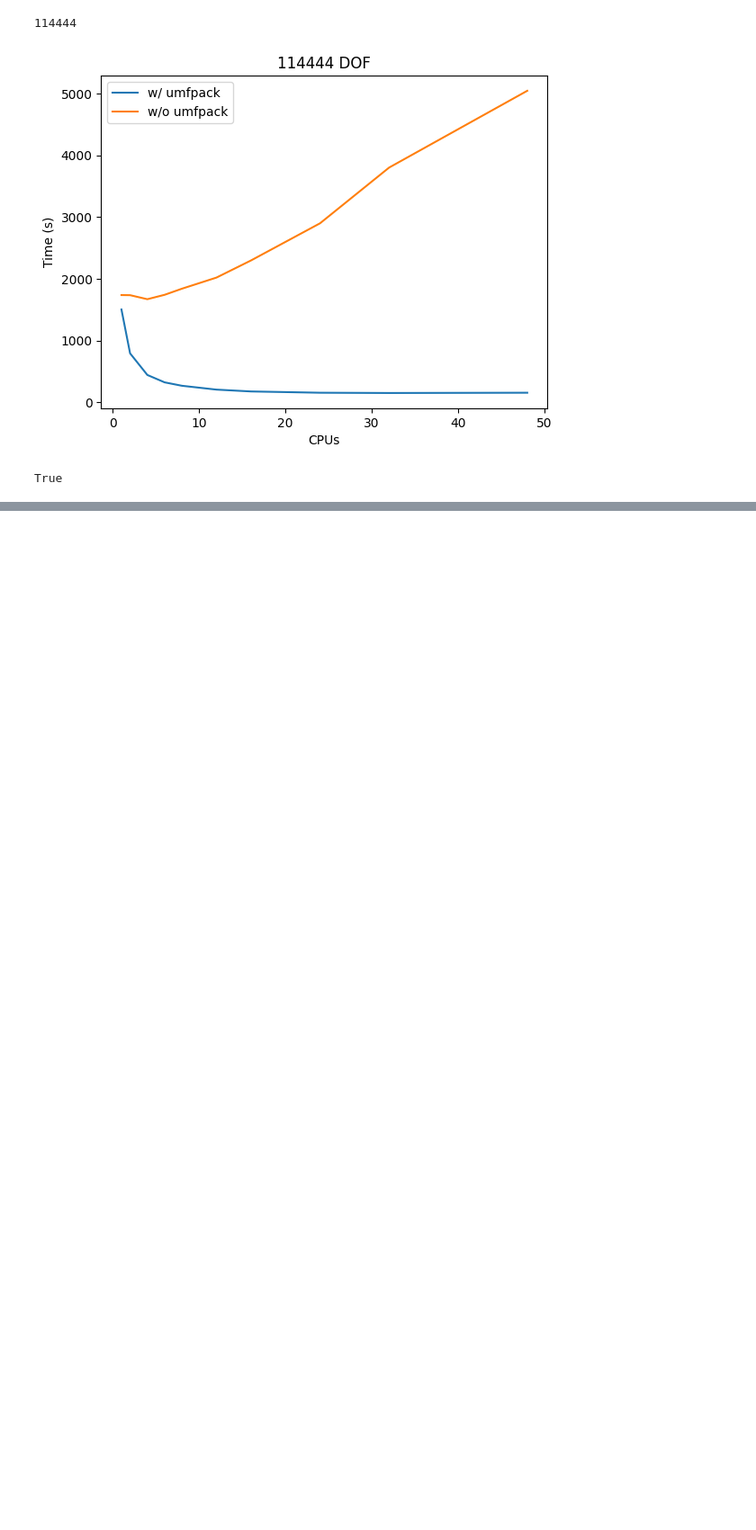
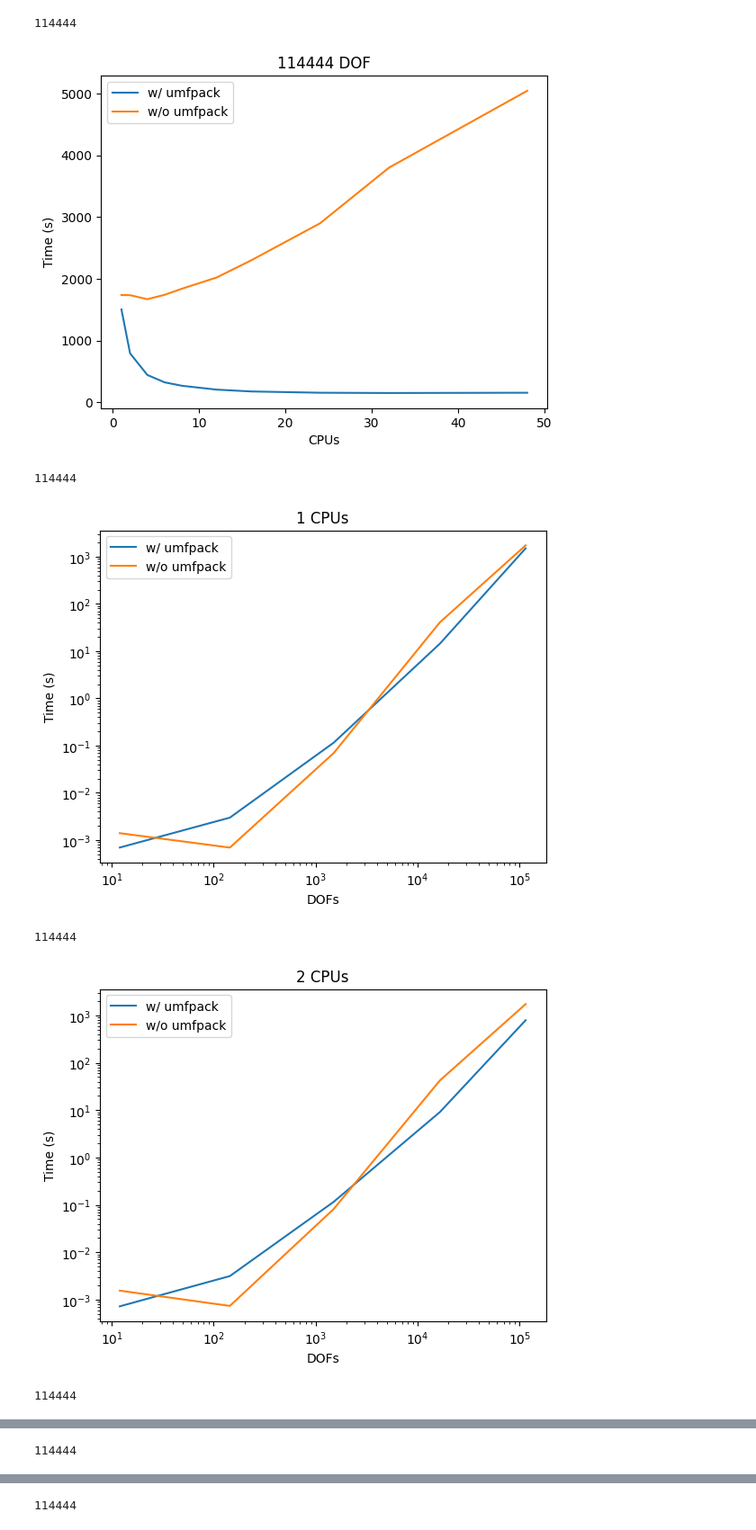
Before and after one commit to arnaudduval/yeti, a Jupyter notebook: examples/bench_solver/analyse_time.ipynb, the cells around one changed output, grey strips where cells are left out. Shown at 90% size. Drawn from its saved outputs; the diff is of its cells as text; code cells hidden in the pictures; blank space fills up the shorter version.

```diff
--- a/examples/bench_solver/analyse_time.ipynb
+++ b/examples/bench_solver/analyse_time.ipynb
@@ -69,28 +69,33 @@ for pb_size in ndof_vals:
 # %%
 # Temps de calcul en fonction de la taille du pb
 # Avec UMF Pack
 # 1 tracé pour chaque valeurs de nb cpus
 
 for ncpus in cpu_vals:
     print(pb_size)
     # Création d'un nouvelle figure
     with_umf = []
     without_umf = []
     for pb_size in ndof_vals:
         for calcul in calculs:
             if calcul['ndof'] == pb_size and calcul['ncpus'] == ncpus:
                 if calcul['use_umf']:
                     with_umf.append(calcul['solve'])
                 else:
                     without_umf.append(calcul['solve'])
 
     plt.plot(ndof_vals, with_umf, label='w/ umfpack')
     plt.plot(ndof_vals, without_umf, label='w/o umfpack')
     plt.title(str(ncpus)+ ' CPUs')
     plt.xlabel('DOFs')
     plt.ylabel('Time (s)')
-    # plt.xscale('log')
+    plt.xscale('log')
+    plt.yscale('log')
     plt.legend()
     plt.show()
 # %% [output]
-True
+114444
+[figure, added]
+114444
+[figure, added]
+114444
@@ -96,0 +103 @@ True
+114444
@@ -96,0 +105 @@ True
+114444
```
Also changed, not shown: parts of 1 cell of this notebook.
